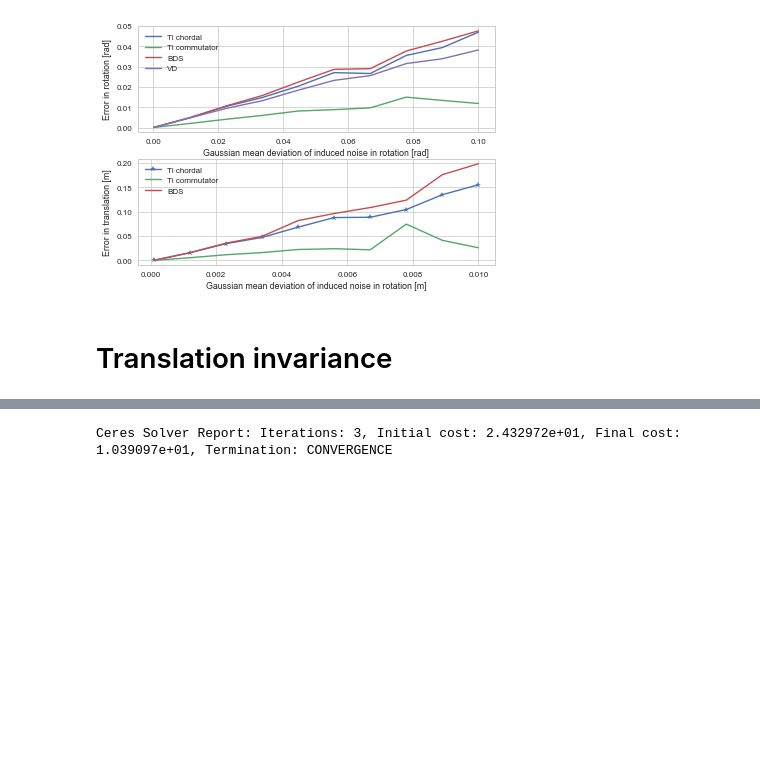
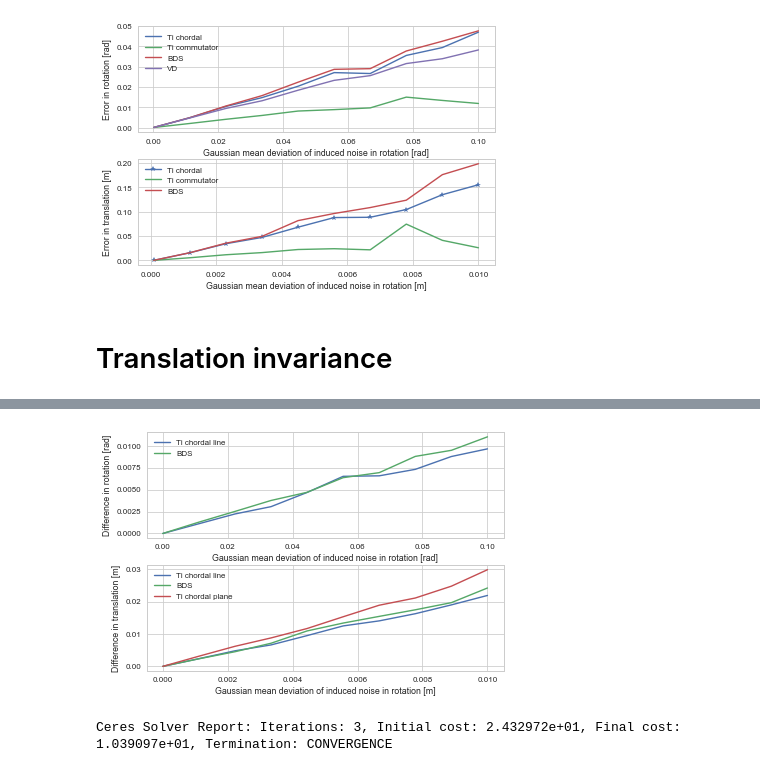
Before and after one commit to tingelst/game, a Jupyter notebook: python/Experiments-v2.ipynb, the cells around one changed output, grey strips where cells are left out. Saved outputs shown, nothing was run; the diff lists cells and outputs as text; code cells hidden in the pictures; blank space fills up the shorter version.

Commit message:
Added exp for thesis

```diff
--- a/python/Experiments-v2.ipynb
+++ b/python/Experiments-v2.ipynb
@@ -1142,3 +1325,46 @@ Mot: [ 1 0 -6.9e-18 -1.4e-17 2e-17 8.2e-18 3.5e-18 -3.5e-18 ]
+# %%
+chordal_rms = run_trs_invariance(estimate_motors_lines_chordal)
+bds_rms = run_trs_invariance(estimate_motors_lines_daniilidis)
+# %%
+planes_rot_rms = np.load('planes_rot_rms_em1t.npy')
+planes_trs_rms = np.load('planes_trs_rms_em1t.npy')
+
+fig, ax = plt.subplots(2)
+fig.subplots_adjust(hspace=.25)
+ax0 = ax[0]
+ax0.plot(noise_levels_rot, chordal_rms[0], label='Ti chordal line')
+ax0.plot(noise_levels_rot, bds_rms[0], label='BDS')
+
+# ax0.plot(noise_levels_rot, chordal_rms[2] , label='Ti em1')
+# ax0.plot(noise_levels_rot, bds_rms[2], label='BDS em1')
+
+# ax0.plot(noise_levels_rot, chordal_rms[4] , label='Ti em2')
+# ax0.plot(noise_levels_rot, bds_rms[4], label='BDS em2')
+
+ax0.legend(frameon=False, loc=2)
+ax0.set_ylabel('Difference in rotation [rad]')
+ax0.set_xlabel('Gaussian mean deviation of induced noise in rotation [rad]')
+
+ax1 = ax[1]
+ax1.plot(noise_levels_trs, chordal_rms[1] , label='Ti chordal line')
+ax1.plot(noise_levels_trs, bds_rms[1], label='BDS')
+
+# ax1.plot(noise_levels_trs, chordal_rms[3] , label='Ti em1')
+# ax1.plot(noise_levels_trs, bds_rms[3], label='BDS em1')
+
+# ax1.plot(noise_levels_trs, chordal_rms[5] , label='Ti em2')
+# ax1.plot(noise_levels_trs, bds_rms[5], label='BDS em2')
+
+
+ax1.plot(noise_levels_trs, planes_trs_rms, label='Ti chordal plane')
+
+ax1.legend(frameon=False, loc=2)
+ax1.set_xlabel('Gaussian mean deviation of induced noise in rotation [m]')
+ax1.set_ylabel('Difference in translation [m]')
+
+plt.savefig('/Users/lars/latex/latex-phd-thesis/Figures/translation-invariance.pdf')
+# %% [output]
+[figure, added]
 # %%
 def run_lines_translation_invariance(n_lines=10, n_sets=10, n_motors=10, trs_noise_std=0.09, rot_noise_std=0.09,
               noisy=False, onlyrot=True, radius=2, d_lims=(0,2), th_lims=(0,pi)):
```
Also changed, not shown: parts of 17 cells of this notebook, 6 other files.
